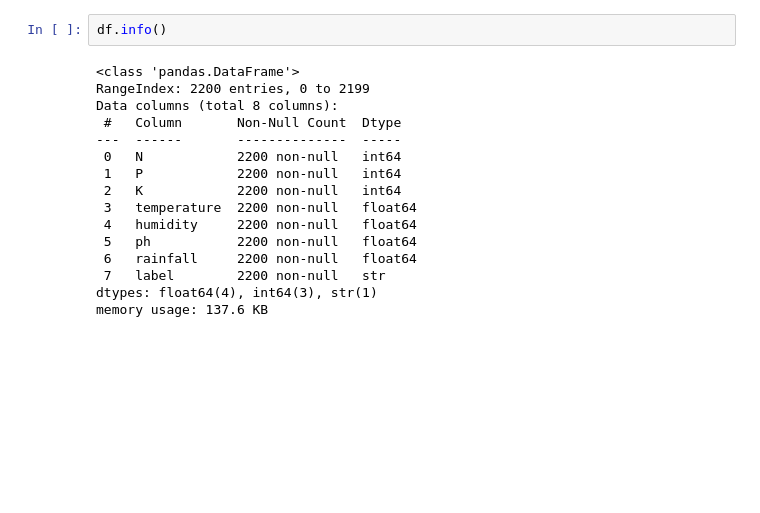
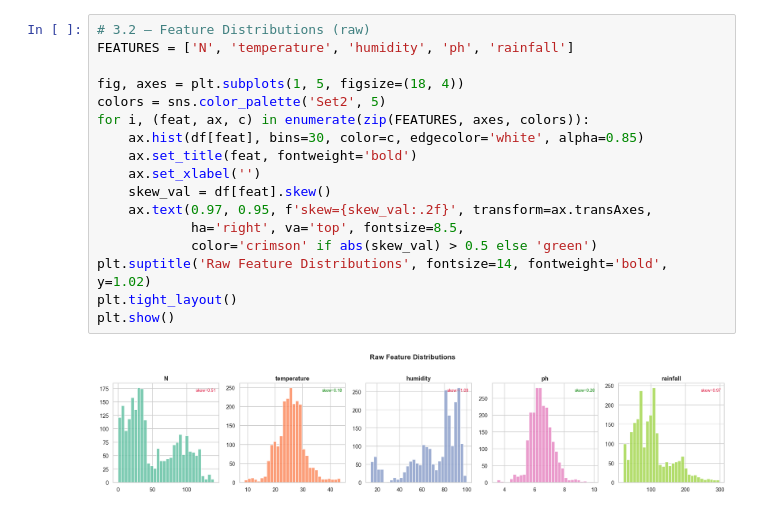
Before and after one commit to Souvik-Dutta12/Final-Yr-Project, a Jupyter notebook: backend/services/crop_recomendation/notebook/crop_recomendation.ipynb, the cells around one changed output. Cells and saved outputs as stored; diff of their text form; blank space fills up the shorter version.

```diff
--- a/backend/services/crop_recomendation/notebook/crop_recomendation.ipynb
+++ b/backend/services/crop_recomendation/notebook/crop_recomendation.ipynb
@@ -38,19 +100,20 @@ df.shape
 # %%
-df.info()
+# 3.2 — Feature Distributions (raw)
+FEATURES = ['N', 'temperature', 'humidity', 'ph', 'rainfall']
+
+fig, axes = plt.subplots(1, 5, figsize=(18, 4))
+colors = sns.color_palette('Set2', 5)
+for i, (feat, ax, c) in enumerate(zip(FEATURES, axes, colors)):
+    ax.hist(df[feat], bins=30, color=c, edgecolor='white', alpha=0.85)
+    ax.set_title(feat, fontweight='bold')
+    ax.set_xlabel('')
+    skew_val = df[feat].skew()
+    ax.text(0.97, 0.95, f'skew={skew_val:.2f}', transform=ax.transAxes,
+            ha='right', va='top', fontsize=8.5,
+            color='crimson' if abs(skew_val) > 0.5 else 'green')
+plt.suptitle('Raw Feature Distributions', fontsize=14, fontweight='bold', y=1.02)
+plt.tight_layout()
+plt.show()
 # %% [output]
-<class 'pandas.DataFrame'>
-RangeIndex: 2200 entries, 0 to 2199
-Data columns (total 8 columns):
- #   Column       Non-Null Count  Dtype
----  ------       --------------  -----
- 0   N            2200 non-null   int64
- 1   P            2200 non-null   int64
- 2   K            2200 non-null   int64
- 3   temperature  2200 non-null   float64
- 4   humidity     2200 non-null   float64
- 5   ph           2200 non-null   float64
- 6   rainfall     2200 non-null   float64
- 7   label        2200 non-null   str
-dtypes: float64(4), int64(3), str(1)
-memory usage: 137.6 KB
+[figure, added]
 # %%
```
Also changed, not shown: parts of 42 cells of this notebook, 11 other files.
